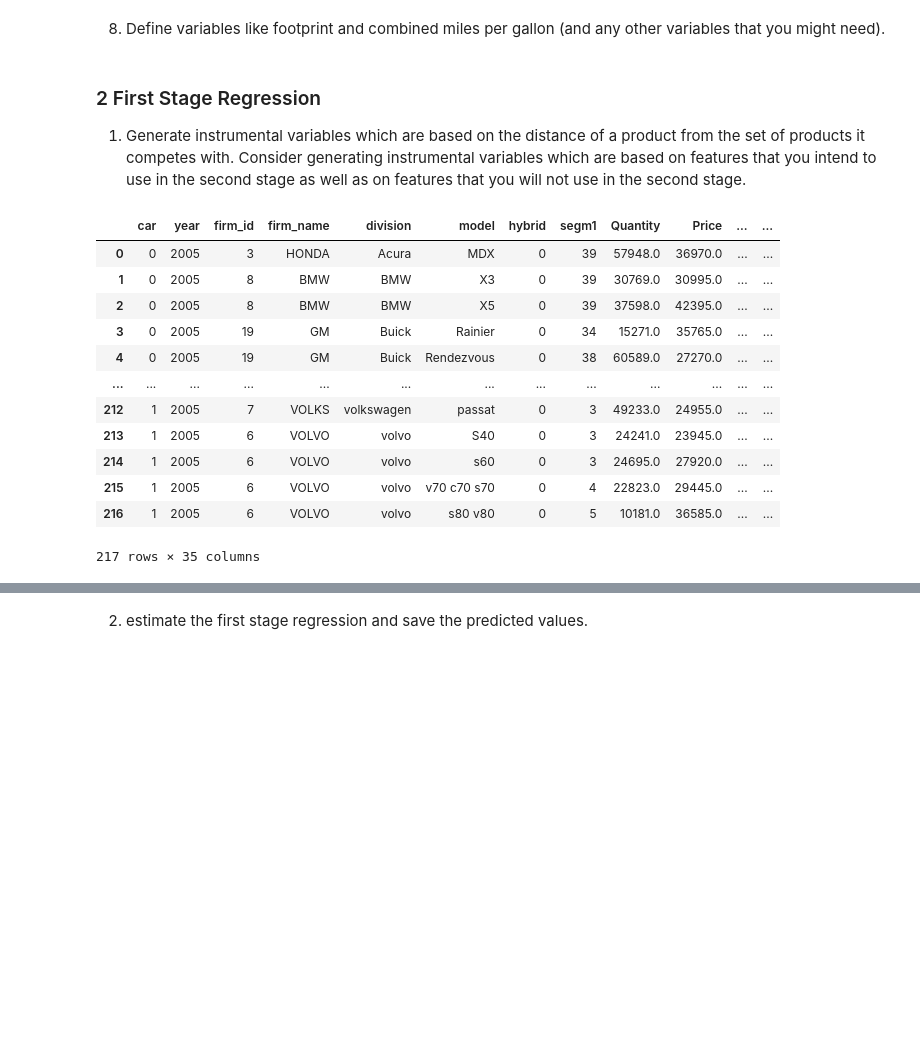
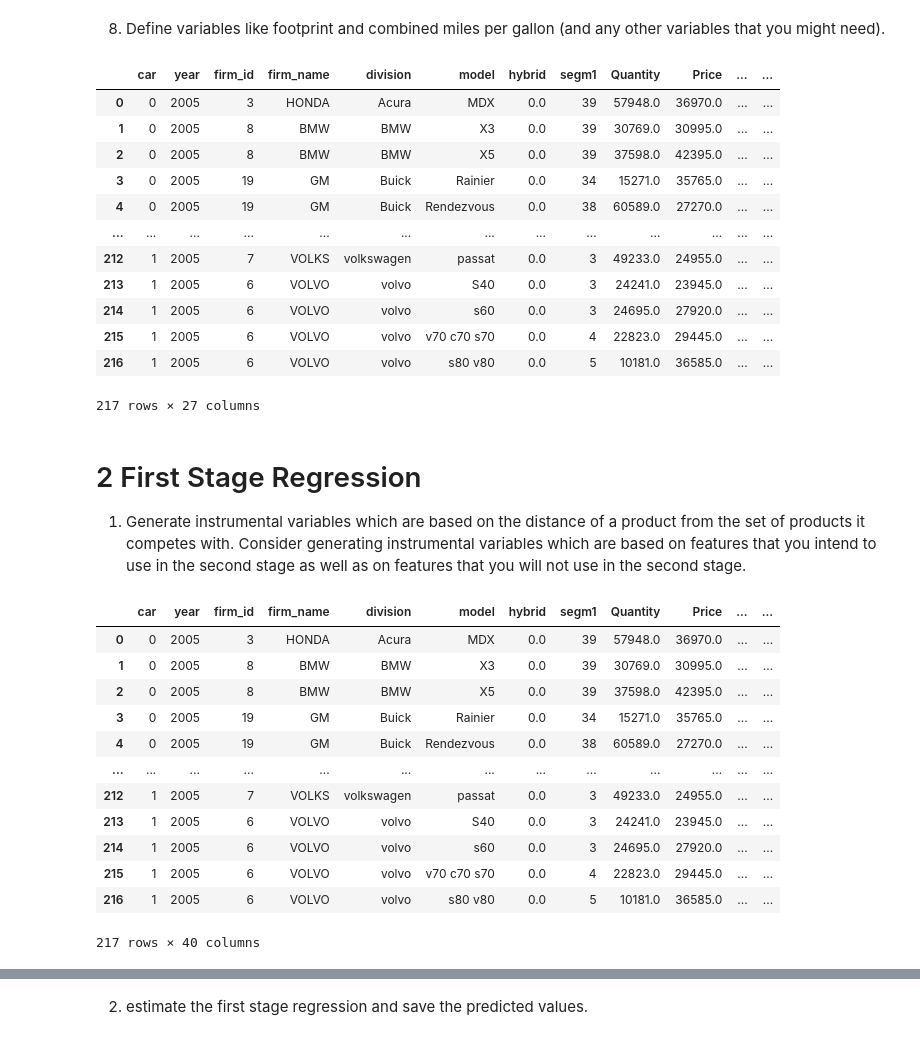
Before and after one commit to joshuamcurtis/DemandEstimationProject, a Jupyter notebook: DemandEstimationProject.ipynb, the cells around one changed output, grey strips where cells are left out. Cells and saved outputs as stored; diff of their text form; code cells hidden in the pictures; blank space fills up the shorter version.

```diff
--- a/DemandEstimationProject.ipynb
+++ b/DemandEstimationProject.ipynb
@@ -380,12 +404,39 @@ print(cars[['firm_name','division','model','Quantity']].nsmallest(3,'Quantity'))
 Households = 113343000
 # %% [markdown]
 8. Define variables like footprint and combined miles per gallon (and any other variables that you might need).
+# %%
+# Combined mpg
+cars['mpg_combined'] = cars['mpg_city']*0.55+cars['mpg_highway']*0.45
+
+# foot print in 100s of square inches
+cars['footprint'] = cars['width'] * cars['length'] /1000  #rescaling
+
+#create dummy cariables for categories
+# do not create dummy variable for light trucks to avoid multi-colinearity
+cars['SUV'] = np.where(cars['categoryName'] == 'SUV', 1, 0)
+cars['passenger_cars'] = np.where(cars['categoryName'] == 'passenger cars', 1, 0)
+cars['minivans'] = np.where(cars['categoryName'] == 'minivans', 1, 0)
+cars
+# %% [output]
+|  | car | year | firm_id | firm_name | division | model | hybrid | segm1 | Quantity | Price | ... | ... |
+| 0 | 0 | 2005 | 3 | HONDA | Acura | MDX | 0.0 | 39 | 57948.0 | 36970.0 | ... | ... |
+| 1 | 0 | 2005 | 8 | BMW | BMW | X3 | 0.0 | 39 | 30769.0 | 30995.0 | ... | ... |
+| 2 | 0 | 2005 | 8 | BMW | BMW | X5 | 0.0 | 39 | 37598.0 | 42395.0 | ... | ... |
+| 3 | 0 | 2005 | 19 | GM | Buick | Rainier | 0.0 | 34 | 15271.0 | 35765.0 | ... | ... |
+| 4 | 0 | 2005 | 19 | GM | Buick | Rendezvous | 0.0 | 38 | 60589.0 | 27270.0 | ... | ... |
+| ... | ... | ... | ... | ... | ... | ... | ... | ... | ... | ... | ... | ... |
+| 212 | 1 | 2005 | 7 | VOLKS | volkswagen | passat | 0.0 | 3 | 49233.0 | 24955.0 | ... | ... |
+| 213 | 1 | 2005 | 6 | VOLVO | volvo | S40 | 0.0 | 3 | 24241.0 | 23945.0 | ... | ... |
+| 214 | 1 | 2005 | 6 | VOLVO | volvo | s60 | 0.0 | 3 | 24695.0 | 27920.0 | ... | ... |
+| 215 | 1 | 2005 | 6 | VOLVO | volvo | v70 c70 s70 | 0.0 | 4 | 22823.0 | 29445.0 | ... | ... |
+| 216 | 1 | 2005 | 6 | VOLVO | volvo | s80 v80 | 0.0 | 5 | 10181.0 | 36585.0 | ... | ... |
+217 rows × 27 columns
 # %% [markdown]
-### 2 First Stage Regression
+# 2 First Stage Regression
 1. Generate instrumental variables which are based on the distance of a product from the set of products it competes with. Consider generating instrumental variables which are based on features that you intend to use in the second stage as well as on features that you will not use in the second stage.
 # %%
 # Run the 1st stage regression and save the predicted values
-characteristics = ['mpg_combined','footprint', 'hp', 'disp', 'weight']
+characteristics = ['mpg_combined','footprint', 'hp', 'disp', 'weight', 'hybrid']
 
 featuresAvg = cars.groupby(['categoryName'])[characteristics].mean()
 
@@ -405,15 +456,15 @@ dist2Cat(characteristics)
 cars
 # %% [output]
 |  | car | year | firm_id | firm_name | division | model | hybrid | segm1 | Quantity | Price | ... | ... |
-| 0 | 0 | 2005 | 3 | HONDA | Acura | MDX | 0 | 39 | 57948.0 | 36970.0 | ... | ... |
-| 1 | 0 | 2005 | 8 | BMW | BMW | X3 | 0 | 39 | 30769.0 | 30995.0 | ... | ... |
-| 2 | 0 | 2005 | 8 | BMW | BMW | X5 | 0 | 39 | 37598.0 | 42395.0 | ... | ... |
-| 3 | 0 | 2005 | 19 | GM | Buick | Rainier | 0 | 34 | 15271.0 | 35765.0 | ... | ... |
-| 4 | 0 | 2005 | 19 | GM | Buick | Rendezvous | 0 | 38 | 60589.0 | 27270.0 | ... | ... |
+| 0 | 0 | 2005 | 3 | HONDA | Acura | MDX | 0.0 | 39 | 57948.0 | 36970.0 | ... | ... |
+| 1 | 0 | 2005 | 8 | BMW | BMW | X3 | 0.0 | 39 | 30769.0 | 30995.0 | ... | ... |
+| 2 | 0 | 2005 | 8 | BMW | BMW | X5 | 0.0 | 39 | 37598.0 | 42395.0 | ... | ... |
+| 3 | 0 | 2005 | 19 | GM | Buick | Rainier | 0.0 | 34 | 15271.0 | 35765.0 | ... | ... |
+| 4 | 0 | 2005 | 19 | GM | Buick | Rendezvous | 0.0 | 38 | 60589.0 | 27270.0 | ... | ... |
 | ... | ... | ... | ... | ... | ... | ... | ... | ... | ... | ... | ... | ... |
-| 212 | 1 | 2005 | 7 | VOLKS | volkswagen | passat | 0 | 3 | 49233.0 | 24955.0 | ... | ... |
-| 213 | 1 | 2005 | 6 | VOLVO | volvo | S40 | 0 | 3 | 24241.0 | 23945.0 | ... | ... |
-| 214 | 1 | 2005 | 6 | VOLVO | volvo | s60 | 0 | 3 | 24695.0 | 27920.0 | ... | ... |
-| 215 | 1 | 2005 | 6 | VOLVO | volvo | v70 c70 s70 | 0 | 4 | 22823.0 | 29445.0 | ... | ... |
-| 216 | 1 | 2005 | 6 | VOLVO | volvo | s80 v80 | 0 | 5 | 10181.0 | 36585.0 | ... | ... |
+| 212 | 1 | 2005 | 7 | VOLKS | volkswagen | passat | 0.0 | 3 | 49233.0 | 24955.0 | ... | ... |
+| 213 | 1 | 2005 | 6 | VOLVO | volvo | S40 | 0.0 | 3 | 24241.0 | 23945.0 | ... | ... |
+| 214 | 1 | 2005 | 6 | VOLVO | volvo | s60 | 0.0 | 3 | 24695.0 | 27920.0 | ... | ... |
+| 215 | 1 | 2005 | 6 | VOLVO | volvo | v70 c70 s70 | 0.0 | 4 | 22823.0 | 29445.0 | ... | ... |
+| 216 | 1 | 2005 | 6 | VOLVO | volvo | s80 v80 | 0.0 | 5 | 10181.0 | 36585.0 | ... | ... |
-217 rows × 35 columns
+217 rows × 40 columns
```
Also changed, not shown: parts of 63 cells of this notebook, 1 other file.
